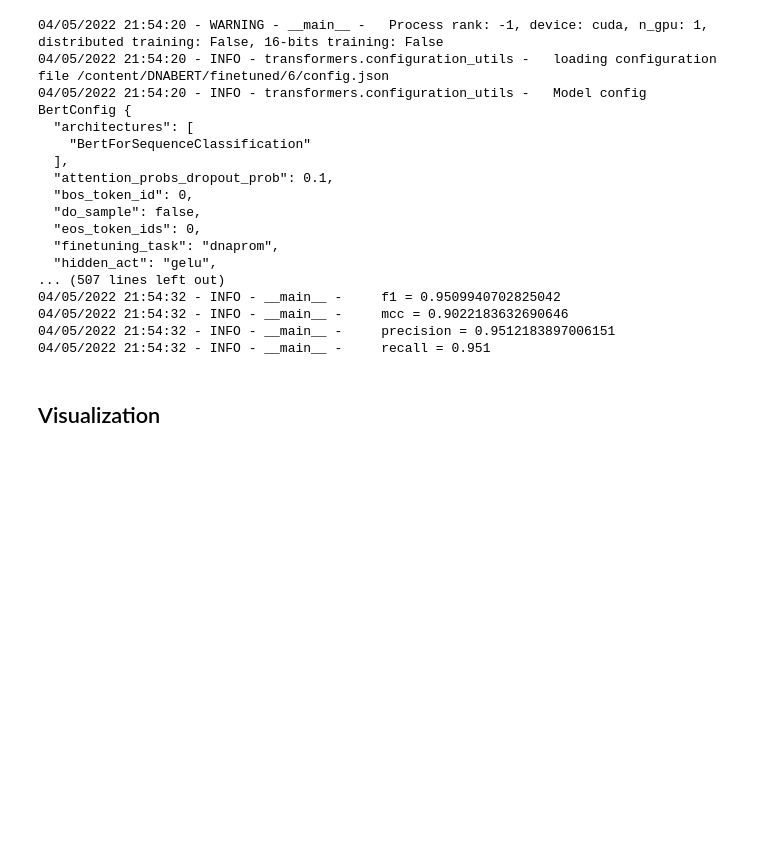
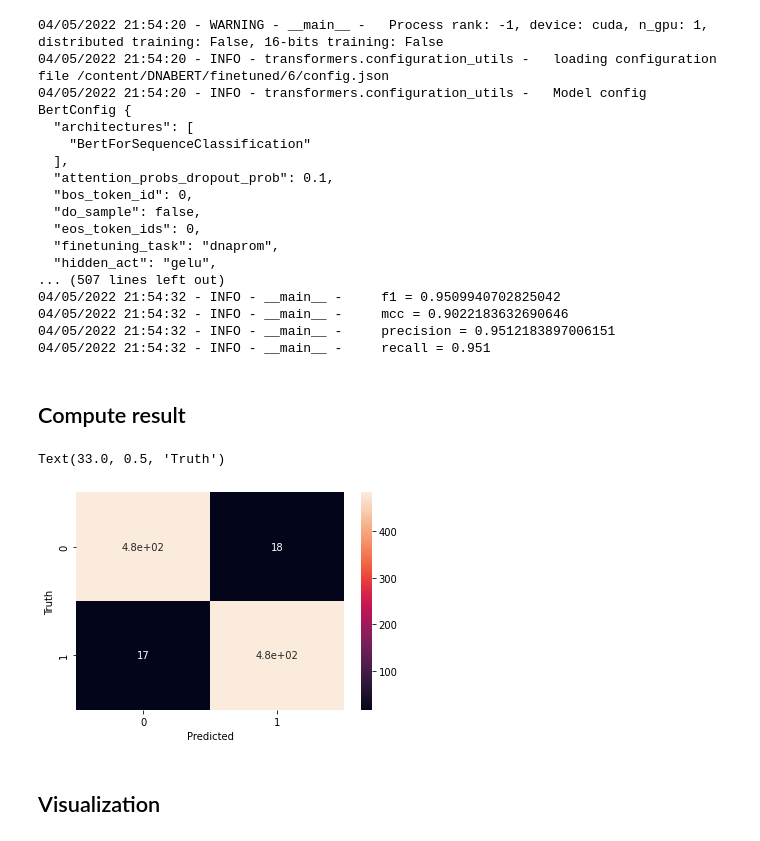
Before and after one commit to jmbaek/BERT-ML_compare, a Jupyter notebook: DNABERT_run.ipynb, the cells around one changed output. Drawn from its saved outputs; the diff is of its cells as text; code cells hidden in the pictures; blank space fills up the shorter version.

```diff
--- a/DNABERT_run.ipynb
+++ b/DNABERT_run.ipynb
@@ -185,2 +187,24 @@ Streaming output truncated to the last 5000 lines.
+# %% [markdown]
+## Compute result
+# %%
+import pandas as pd
+import numpy as np
+y_predicted = np.load('/content/gdrive/MyDrive/DNABERT/prediction6/6/pred_results.npy')
+y_predicted = np.where(y_predicted > 0.5, 1, 0)
+# %%
+y_truth1 = pd.read_csv('/content/DNABERT/examples/sample_data/ft/6/dev.tsv', sep='\t')['label']
+y_truth = y_truth1.to_list()
+# %%
+from sklearn.metrics import confusion_matrix, classification_report
+import matplotlib.pyplot as plt
+import seaborn as sn
+
+cm = confusion_matrix(y_truth, y_predicted)
+sn.heatmap(cm, annot=True)
+plt.xlabel('Predicted')
+plt.ylabel('Truth')
+# %% [output]
+Text(33.0, 0.5, 'Truth')
+[figure, added]
 # %% [markdown]
 ## Visualization
```
Also changed, not shown: parts of 10 cells of this notebook.
